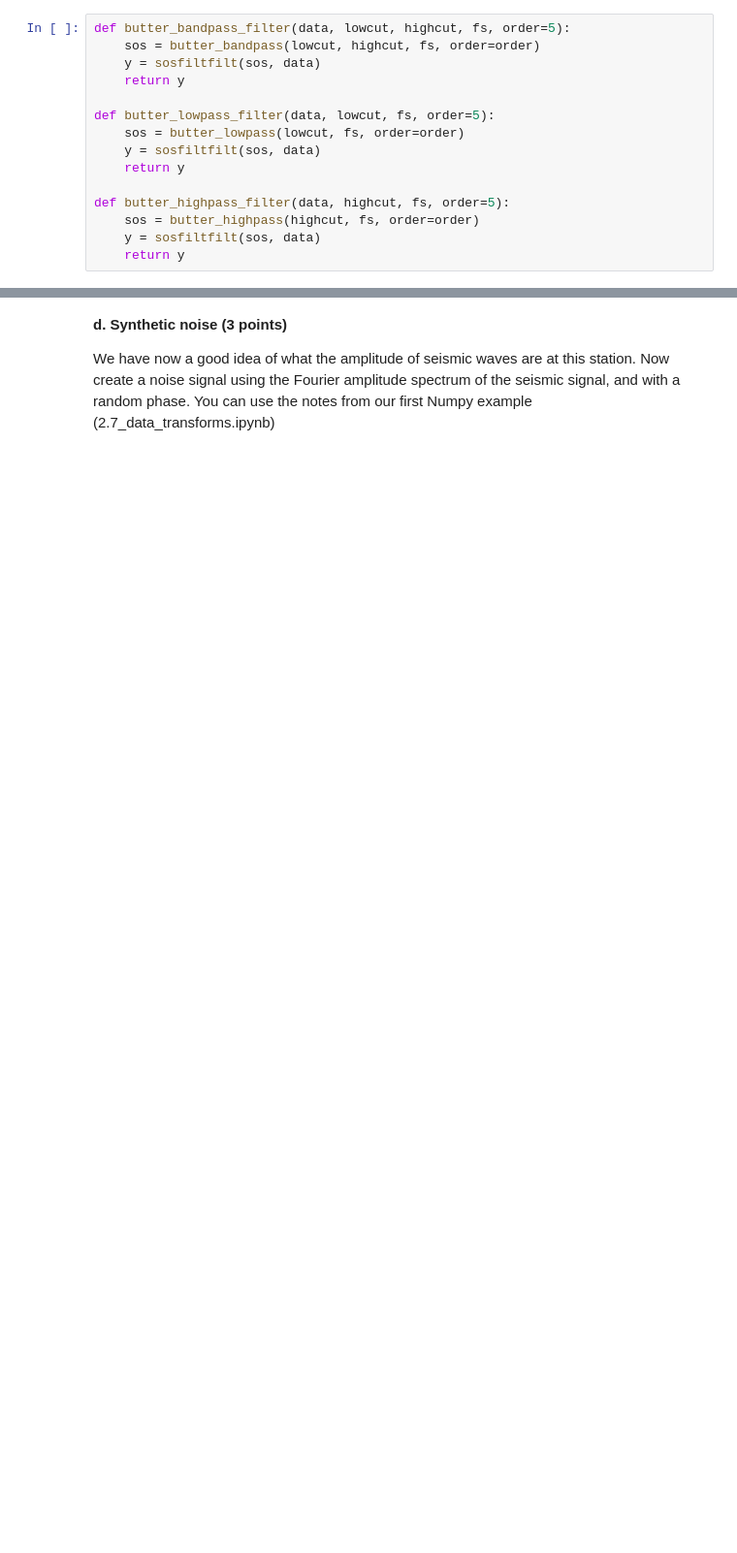
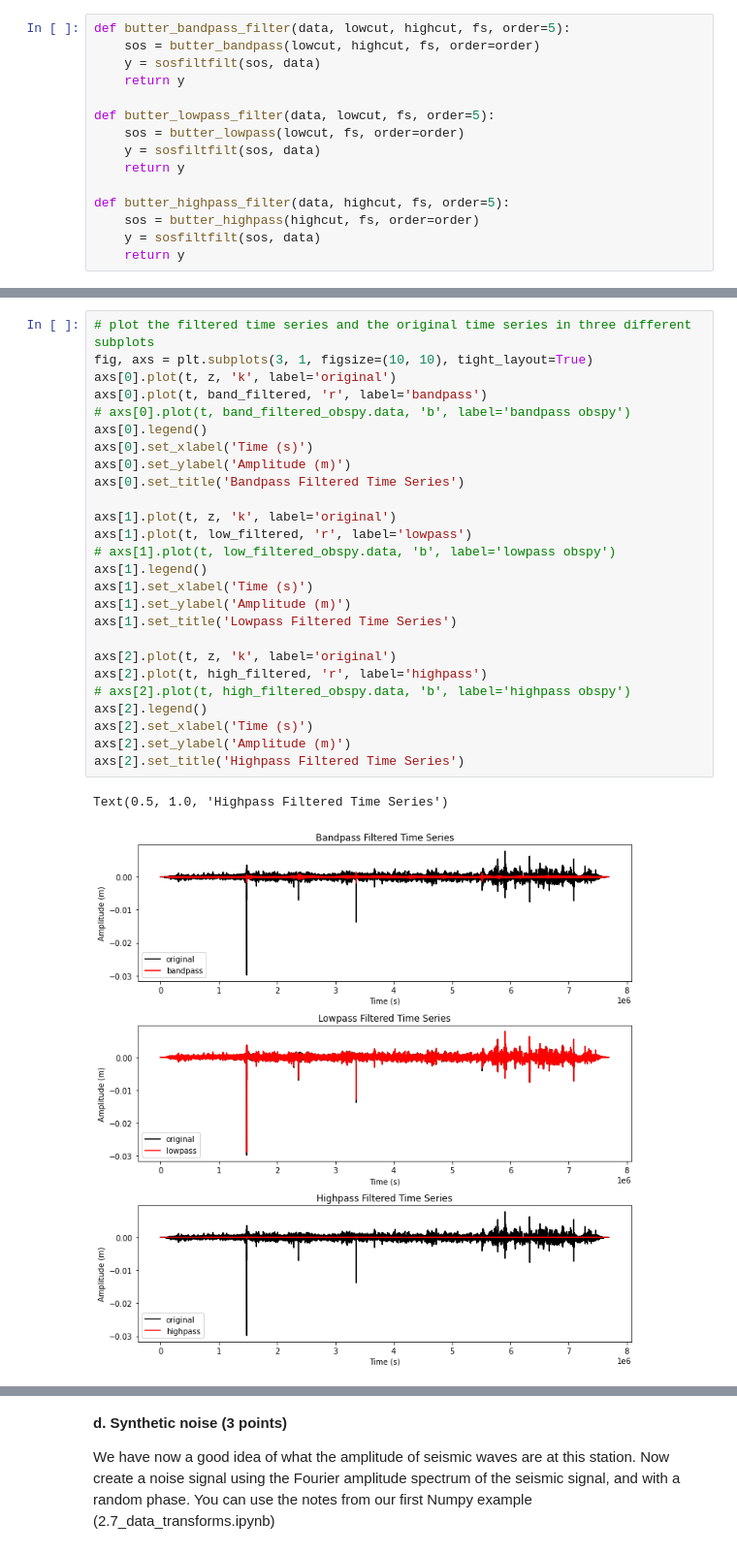
Before and after one commit to UW-ESS-DS/MLGeo2023-dlhogan97, a Jupyter notebook: notebooks/homework_3.ipynb, the cells around one changed output, grey strips where cells are left out. Shown at 97% size. Cells and saved outputs as stored; diff of their text form; blank space fills up the shorter version.

```diff
--- a/notebooks/homework_3.ipynb
+++ b/notebooks/homework_3.ipynb
@@ -137 +154,30 @@ high_filtered = butter_highpass_filter(z, highpass, fs, order=5)
+# %%
+# plot the filtered time series and the original time series in three different subplots
+fig, axs = plt.subplots(3, 1, figsize=(10, 10), tight_layout=True)
+axs[0].plot(t, z, 'k', label='original')
+axs[0].plot(t, band_filtered, 'r', label='bandpass')
+# axs[0].plot(t, band_filtered_obspy.data, 'b', label='bandpass obspy')
+axs[0].legend()
+axs[0].set_xlabel('Time (s)')
+axs[0].set_ylabel('Amplitude (m)')
+axs[0].set_title('Bandpass Filtered Time Series')
+
+axs[1].plot(t, z, 'k', label='original')
+axs[1].plot(t, low_filtered, 'r', label='lowpass')
+# axs[1].plot(t, low_filtered_obspy.data, 'b', label='lowpass obspy')
+axs[1].legend()
+axs[1].set_xlabel('Time (s)')
+axs[1].set_ylabel('Amplitude (m)')
+axs[1].set_title('Lowpass Filtered Time Series')
+
+axs[2].plot(t, z, 'k', label='original')
+axs[2].plot(t, high_filtered, 'r', label='highpass')
+# axs[2].plot(t, high_filtered_obspy.data, 'b', label='highpass obspy')
+axs[2].legend()
+axs[2].set_xlabel('Time (s)')
+axs[2].set_ylabel('Amplitude (m)')
+axs[2].set_title('Highpass Filtered Time Series')
+# %% [output]
+Text(0.5, 1.0, 'Highpass Filtered Time Series')
+[figure, added]
 # %% [markdown]
```
Also changed, not shown: parts of 59 cells of this notebook.
